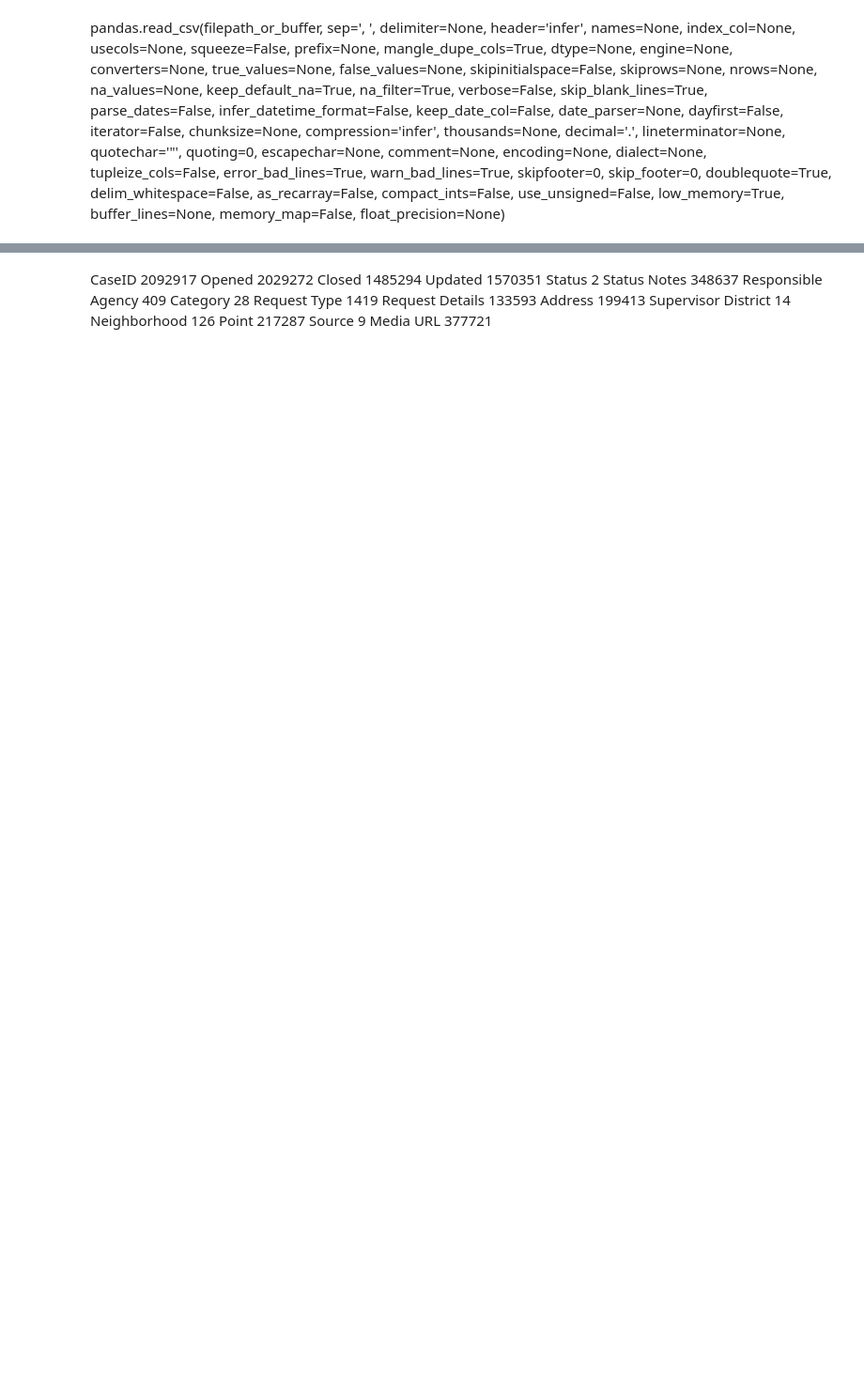
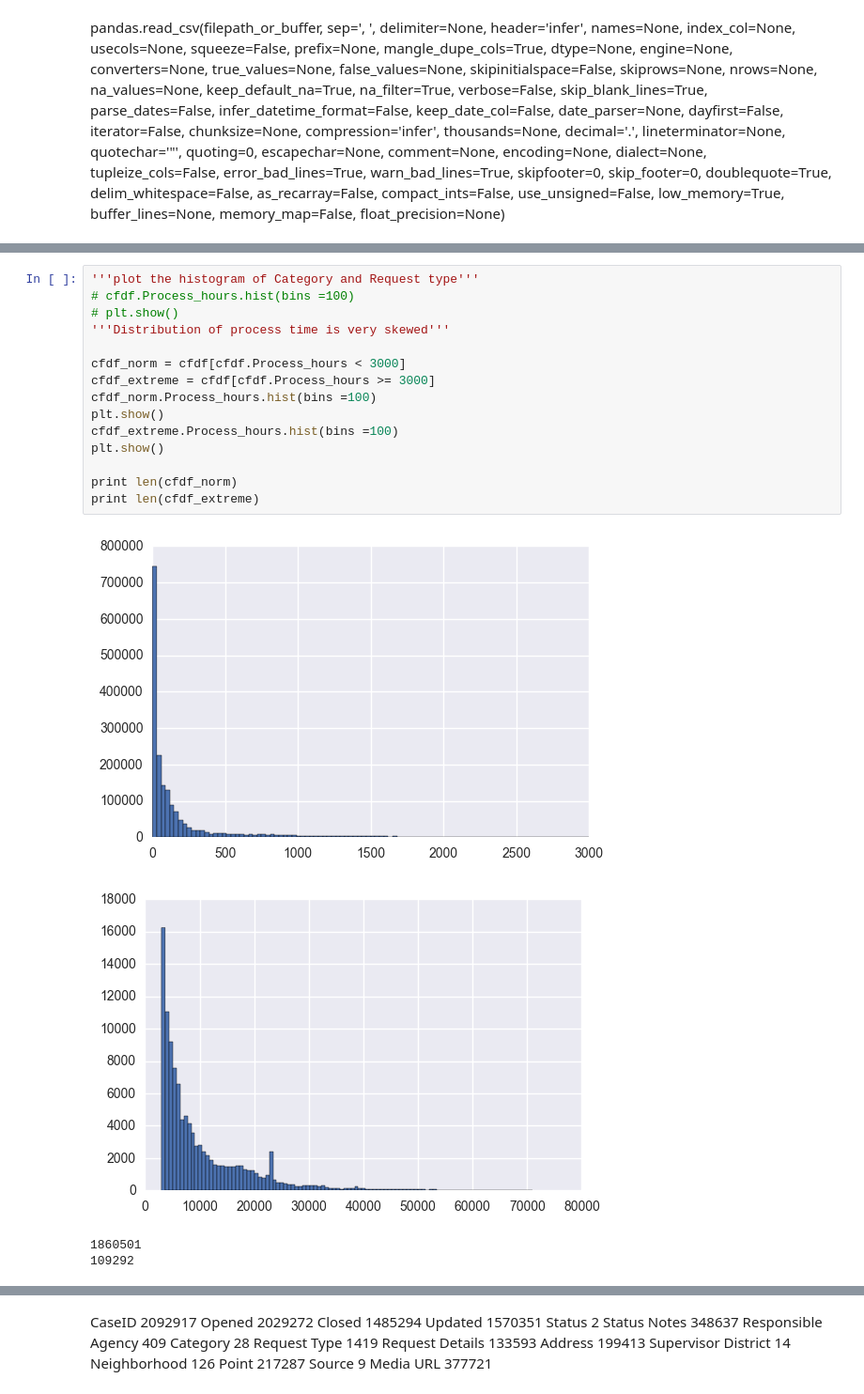
Before and after one commit to haowei772/San-Francisco-311-request-resolving-time-prediction, a Jupyter notebook: Code/Project_EDA_311.ipynb, the cells around one changed output, grey strips where cells are left out. Shown: that part at 94% size. Saved outputs shown, nothing was run; the diff lists cells and outputs as text; blank space fills up the shorter version.

```diff
--- a/Code/Project_EDA_311.ipynb
+++ b/Code/Project_EDA_311.ipynb
@@ -170 +238,21 @@ plt.show()
+# %%
+'''plot the histogram of Category and Request type'''
+# cfdf.Process_hours.hist(bins =100)
+# plt.show()
+'''Distribution of process time is very skewed'''
+
+cfdf_norm = cfdf[cfdf.Process_hours < 3000]
+cfdf_extreme = cfdf[cfdf.Process_hours >= 3000]
+cfdf_norm.Process_hours.hist(bins =100)
+plt.show()
+cfdf_extreme.Process_hours.hist(bins =100)
+plt.show()
+
+print len(cfdf_norm)
+print len(cfdf_extreme)
+# %% [output]
+[figure, added]
+[figure, added]
+1860501
+109292
 # %%
```
Also changed, not shown: parts of 23 cells of this notebook, 1 other file.
